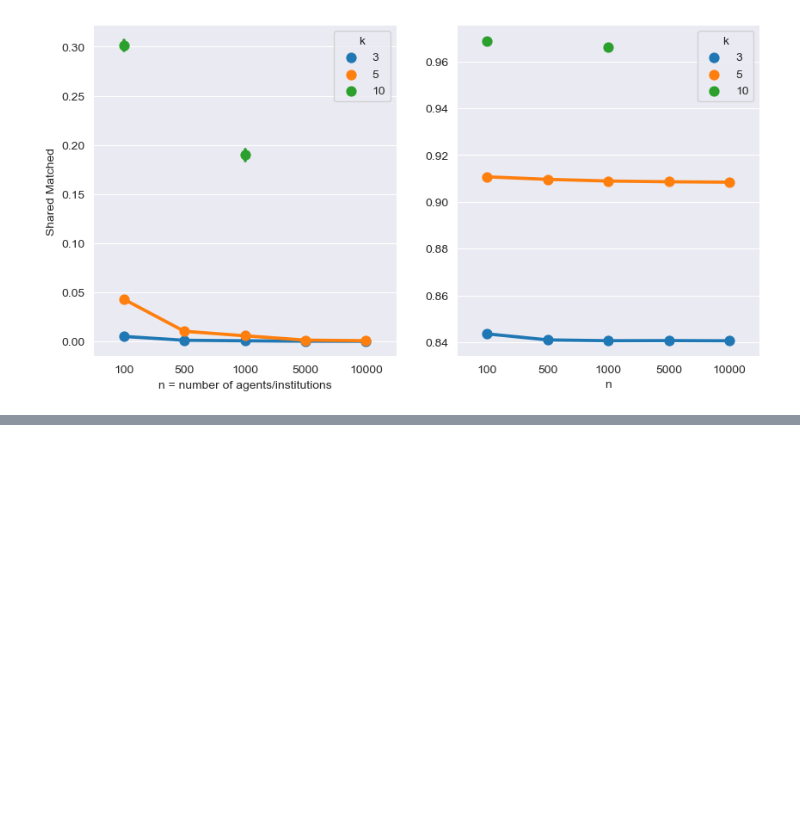
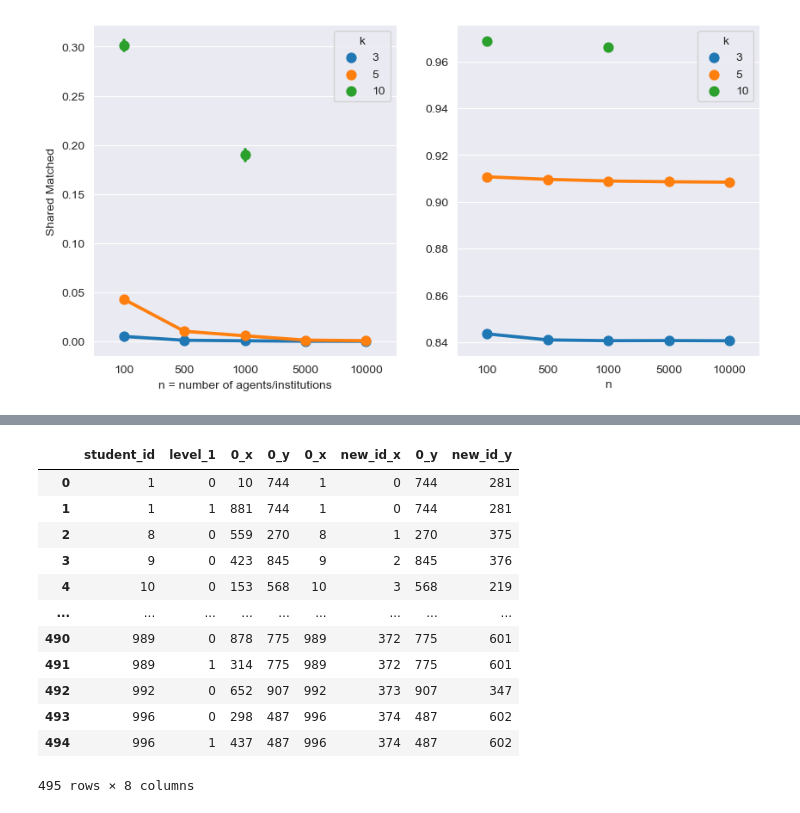
Before and after one commit to kirandwiv/MatchingAlgorithm, a Jupyter notebook: simulations_demo2.ipynb, the cells around one changed output, grey strips where cells are left out. Cells and saved outputs as stored; diff of their text form; code cells hidden in the pictures; blank space fills up the shorter version.

```diff
--- a/simulations_demo2.ipynb
+++ b/simulations_demo2.ipynb
@@ -171,0 +292,2 @@ Text(0, 0.5, 'Shared Matched')
+# %%
+pointing = pointing.merge(to_merge, on = 'student_id')
@@ -171,0 +314,3 @@ Text(0, 0.5, 'Shared Matched')
+# %%
+normalizer = pd.DataFrame(pd.concat([pointing['student_id'], pointing['0_y']], axis = 0).unique())
+normalizer['new_id'] = normalizer.index
@@ -171,0 +335,4 @@ Text(0, 0.5, 'Shared Matched')
+# %%
+pointing = pointing.merge(normalizer, left_on = 'student_id', right_on = 0)
+# %%
+pointing = pointing.merge(normalizer, left_on = '0_y', right_on = 0)
@@ -171,0 +341,16 @@ Text(0, 0.5, 'Shared Matched')
+# %%
+pointing
+# %% [output]
+|  | student_id | level_1 | 0_x | 0_y | 0_x | new_id_x | 0_y | new_id_y |
+| 0 | 1 | 0 | 10 | 744 | 1 | 0 | 744 | 281 |
+| 1 | 1 | 1 | 881 | 744 | 1 | 0 | 744 | 281 |
+| 2 | 8 | 0 | 559 | 270 | 8 | 1 | 270 | 375 |
+| 3 | 9 | 0 | 423 | 845 | 9 | 2 | 845 | 376 |
+| 4 | 10 | 0 | 153 | 568 | 10 | 3 | 568 | 219 |
+| ... | ... | ... | ... | ... | ... | ... | ... | ... |
+| 490 | 989 | 0 | 878 | 775 | 989 | 372 | 775 | 601 |
+| 491 | 989 | 1 | 314 | 775 | 989 | 372 | 775 | 601 |
+| 492 | 992 | 0 | 652 | 907 | 992 | 373 | 907 | 347 |
+| 493 | 996 | 0 | 298 | 487 | 996 | 374 | 487 | 602 |
+| 494 | 996 | 1 | 437 | 487 | 996 | 374 | 487 | 602 |
+495 rows × 8 columns
```
Also changed, not shown: parts of 36 cells of this notebook, 2 other files.
